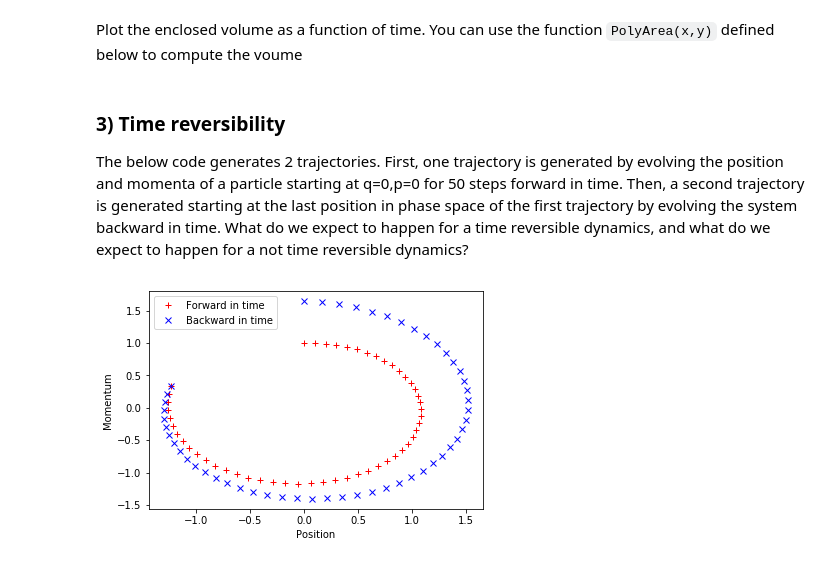
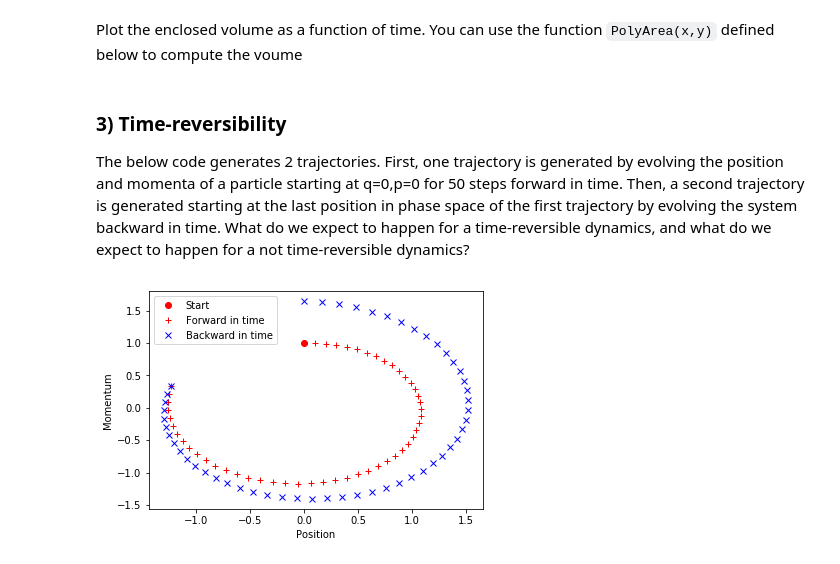
Before and after one commit to MatthiasSachs/BeijingSummerSchool, a Jupyter notebook: day1.ipynb, the cells around one changed output. Drawn from its saved outputs; the diff is of its cells as text; code cells hidden in the pictures.

```diff
--- a/day1.ipynb
+++ b/day1.ipynb
@@ -142,41 +154,41 @@ Plot the enclosed volume as a function of time. You can use the function `PolyAr
 def PolyArea(x,y):
     return 0.5*np.abs(np.dot(x,np.roll(y,1))-np.dot(y,np.roll(x,1)))
 # %% [markdown]
-### 3) Time reversibility
-The below code generates 2 trajectories. First, one trajectory is generated by evolving the position and momenta of a particle starting at q=0,p=0 for 50 steps forward in time. Then, a second trajectory is generated starting at the last position in phase space of the first trajectory by evolving the system backward in time. What do we expect to happen for a time reversible dynamics, and what do we expect to happen for a not time reversible dynamics?
+### 3) Time-reversibility
+The below code generates 2 trajectories. First, one trajectory is generated by evolving the position and momenta of a particle starting at q=0,p=0 for 50 steps forward in time. Then, a second trajectory is generated starting at the last position in phase space of the first trajectory by evolving the system backward in time. What do we expect to happen for a time-reversible dynamics, and what do we expect to happen for a not time-reversible dynamics?
 # %%
-dim = 1
-model = models.HarmonicOscillator(stiffness=np.ones(dim), rp=None)
+model = models.HarmonicOscillator(dim=1,k=1)
 #sampler = VelocityVerlet(model, stepsize=.1)
-integrator = integrators.EulerHamDyn(model, stepsize=.1)
+integrator = integrators.EulerHamDyn(model, h=.1)
 
 #Initialising an outputsheduler. The
-op_forward= outp.BufferedOutputshedulerU(integrator, Nsteps=50, varname_list=['position','momentum'], modprnt=1)
+op_forward= outp.BufferedOutputshedulerU(integrator, Nsteps=50, varname_list=['q','p'], modprnt=1)
 #Add the outputsheduler to the sampler
 integrator.outputsheduler = op_forward
 #Specify initial conditions
-initial_values={'momentum': np.array([1.0]), 'position': np.array([0.0])}
+initial_values={'p': np.array([1.0]), 'q': np.array([0.0])}
 #Simulate forward in time
 integrator.run(initial_values=initial_values)
 
 #Specify integrator which will simulate backward in time
 
-integrator = integrators.EulerHamDyn(model, stepsize=-.1)
+integrator = integrators.EulerHamDyn(model, h=-.1)
 #Initialising an outputsheduler used for the backward in time simultion
-op_backward= outp.BufferedOutputshedulerU(integrator, Nsteps=50, varname_list=['position','momentum'], modprnt=1)
+op_backward= outp.BufferedOutputshedulerU(integrator, Nsteps=50, varname_list=['q','p'], modprnt=1)
 #Add the outputsheduler to the sampler
 integrator.outputsheduler = op_backward
 #Specify initial conditions
-initial_values={'momentum': np.copy(op_forward.traj_momentum[-1,:]), 'position': np.copy(op_forward.traj_position[-1,:])}
+initial_values={'p': np.copy(op_forward.traj_p[-1,:]), 'q': np.copy(op_forward.traj_q[-1,:])}
 #Simulate forward in time
 integrator.run(initial_values=initial_values)
 # %%
 fig, ax = plt.subplots()
-ax.plot(op_forward.traj_position,op_forward.traj_momentum,'r+',label="Forward in time")
-ax.plot(op_backward.traj_position,op_backward.traj_momentum,'bx',label="Backward in time")
+ax.plot(op_forward.traj_q[0,0],op_forward.traj_p[0,0],'ro',label="Start")
+ax.plot(op_forward.traj_q,op_forward.traj_p,'r+',label="Forward in time")
+ax.plot(op_backward.traj_q,op_backward.traj_p,'bx',label="Backward in time")
 ax.legend()
 ax.set_xlabel('Position')
 ax.set_ylabel('Momentum')
 plt.show()
 # %% [output]
-[figure, old version]
+[figure, new version]
```
Also changed, not shown: parts of 13 cells of this notebook, 4 other files.
